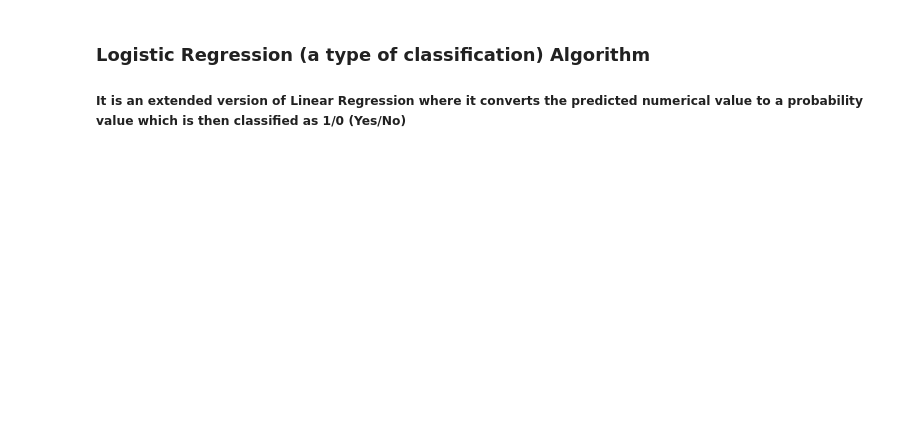
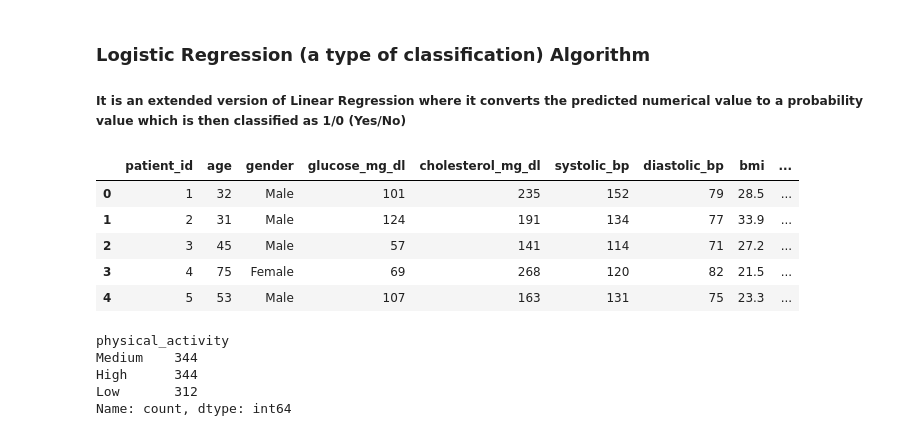
Before and after one commit to murtaza-23/Machine-Learning-Journey, a Jupyter notebook: Classification/Logistic Regression/Logistic_Regression.ipynb, the cells around one changed output. Cells and saved outputs as stored; diff of their text form; code cells hidden in the pictures; blank space fills up the shorter version.

```diff
--- a/Classification/Logistic Regression/Logistic_Regression.ipynb
+++ b/Classification/Logistic Regression/Logistic_Regression.ipynb
@@ -72,0 +84,18 @@ def gradient_descent(X, y, w, b, alpha=0.001, iterations=10000):
+# %%
+disease = pd.read_csv("disease_prediction.csv")
+disease.head()
+# %% [output]
+|  | patient_id | age | gender | glucose_mg_dl | cholesterol_mg_dl | systolic_bp | diastolic_bp | bmi | ... |
+| 0 | 1 | 32 | Male | 101 | 235 | 152 | 79 | 28.5 | ... |
+| 1 | 2 | 31 | Male | 124 | 191 | 134 | 77 | 33.9 | ... |
+| 2 | 3 | 45 | Male | 57 | 141 | 114 | 71 | 27.2 | ... |
+| 3 | 4 | 75 | Female | 69 | 268 | 120 | 82 | 21.5 | ... |
+| 4 | 5 | 53 | Male | 107 | 163 | 131 | 75 | 23.3 | ... |
+# %%
+disease.physical_activity.value_counts()
+# %% [output]
+physical_activity
+Medium    344
+High      344
+Low       312
+Name: count, dtype: int64
```
Also changed, not shown: parts of 8 cells of this notebook.
